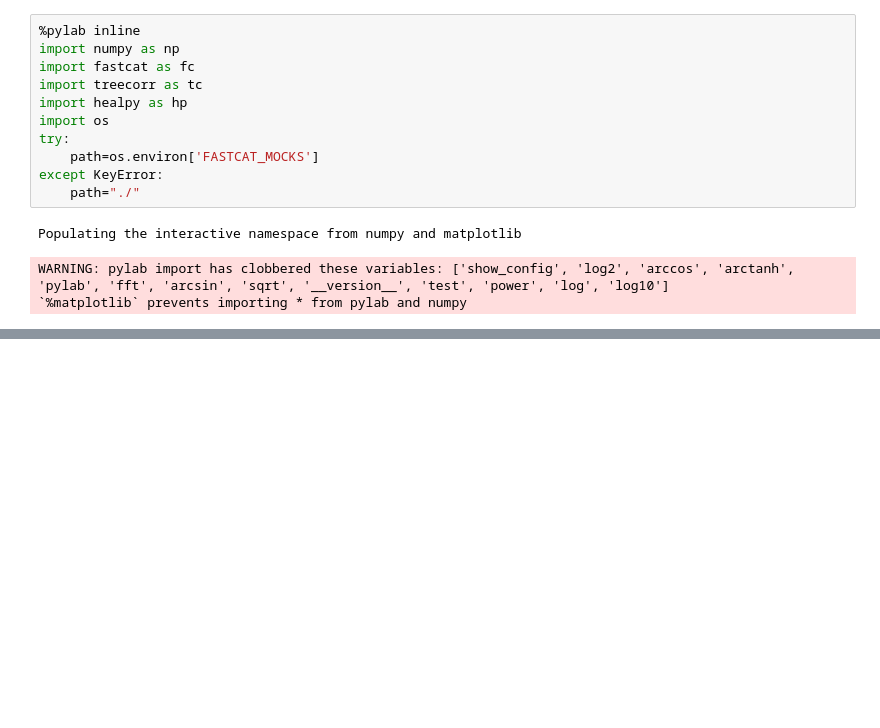
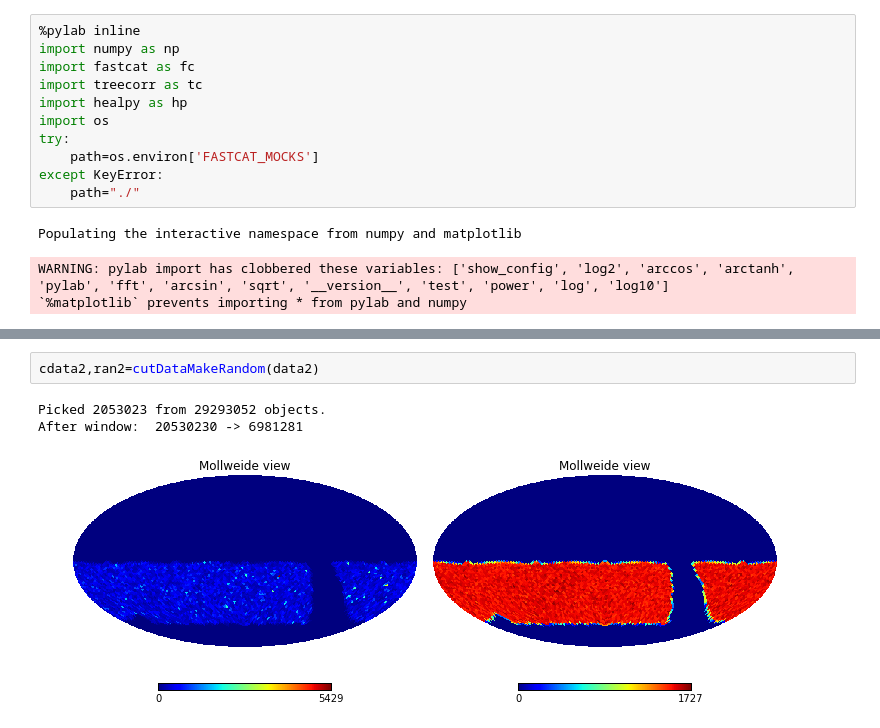
Before and after one commit to DarkEnergyScienceCollaboration/2pt_validation, a Jupyter notebook: ipynb/treecorr_example.ipynb, the cells around one changed output, grey strips where cells are left out. Drawn from its saved outputs; the diff is of its cells as text; blank space fills up the shorter version.

```diff
--- a/ipynb/treecorr_example.ipynb
+++ b/ipynb/treecorr_example.ipynb
@@ -99 +92,7 @@ rcat=tc.Catalog(ra=ran['ra'],dec=ran['dec'],ra_units='degrees',dec_units='degree
+# %%
+cdata2,ran2=cutDataMakeRandom(data2)
+# %% [output]
+Picked 2053023 from 29293052 objects.
+After window:  20530230 -> 6981281
+[figure, added]
 # %%
```
Also changed, not shown: parts of 17 cells of this notebook, 2 other files.
